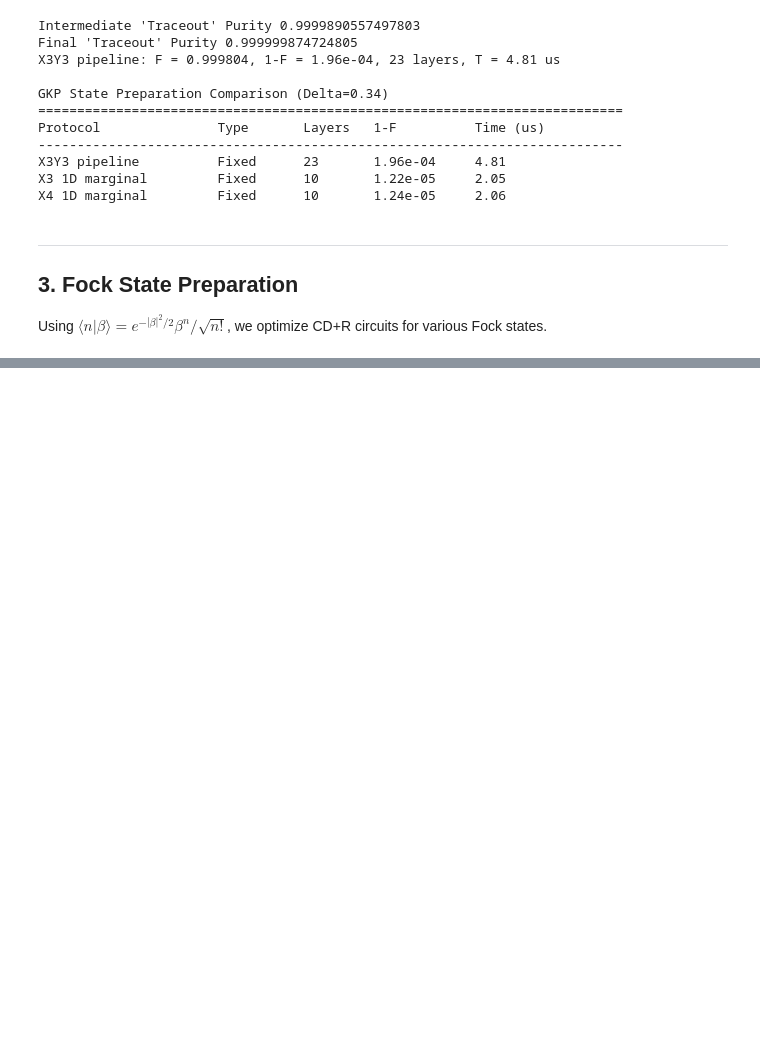
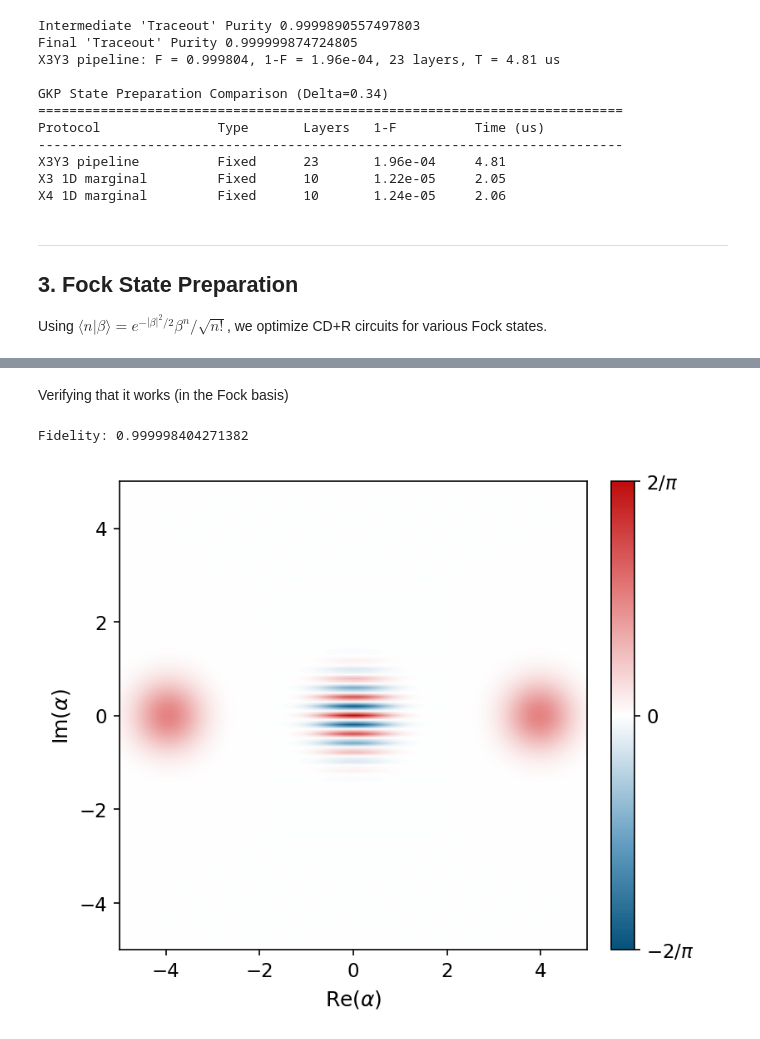
Before and after one commit to connorblake1/coherax, a Jupyter notebook: demo.ipynb, the cells around one changed output, grey strips where cells are left out. Cells and saved outputs as stored; diff of their text form; code cells hidden in the pictures; blank space fills up the shorter version.

```diff
--- a/demo.ipynb
+++ b/demo.ipynb
@@ -928,0 +531,13 @@ print(f'''
+# %%
+N_depth = 6
+inits = jnp.zeros((6,4),dtype=jnp.complex64)
+best_cat_2_params, best_cat_2_loss = optimize_ECD_state_prep(
+    target_state=c_rho_cat_2,
+    restarts=2,
+    steps=15000,
+    lr=.001,
+    N_depth=N_depth,
+    random_dist=.1,
+    random_angle=1,
+    initial=inits,
+)
@@ -928,0 +579,14 @@ print(f'''
+# %% [markdown]
+Verifying that it works (in the Fock basis)
+# %%
+prepped_state = apply_kraus_map( # applies any Kraus map operators in Fock basis
+    traceout_unitary( # traces out ancilla
+        compose_ECD_layers(best_cat_2_params) # generates joint unitary in (GKP_N,2) format (ie 200x200 in this case)
+    ),
+    dqfock_dm(GKP_N,0) # vacuum initialization
+)
+dq.plot.wigner(prepped_state)
+print("Fidelity:", jnp.real(jnp.trace(prepped_state@c_rho_cat_2.to_fock_basis())))
+# %% [output]
+Fidelity: 0.999998404271382
+[figure, added]
```
Also changed, not shown: parts of 33 cells of this notebook, 4 other files.
